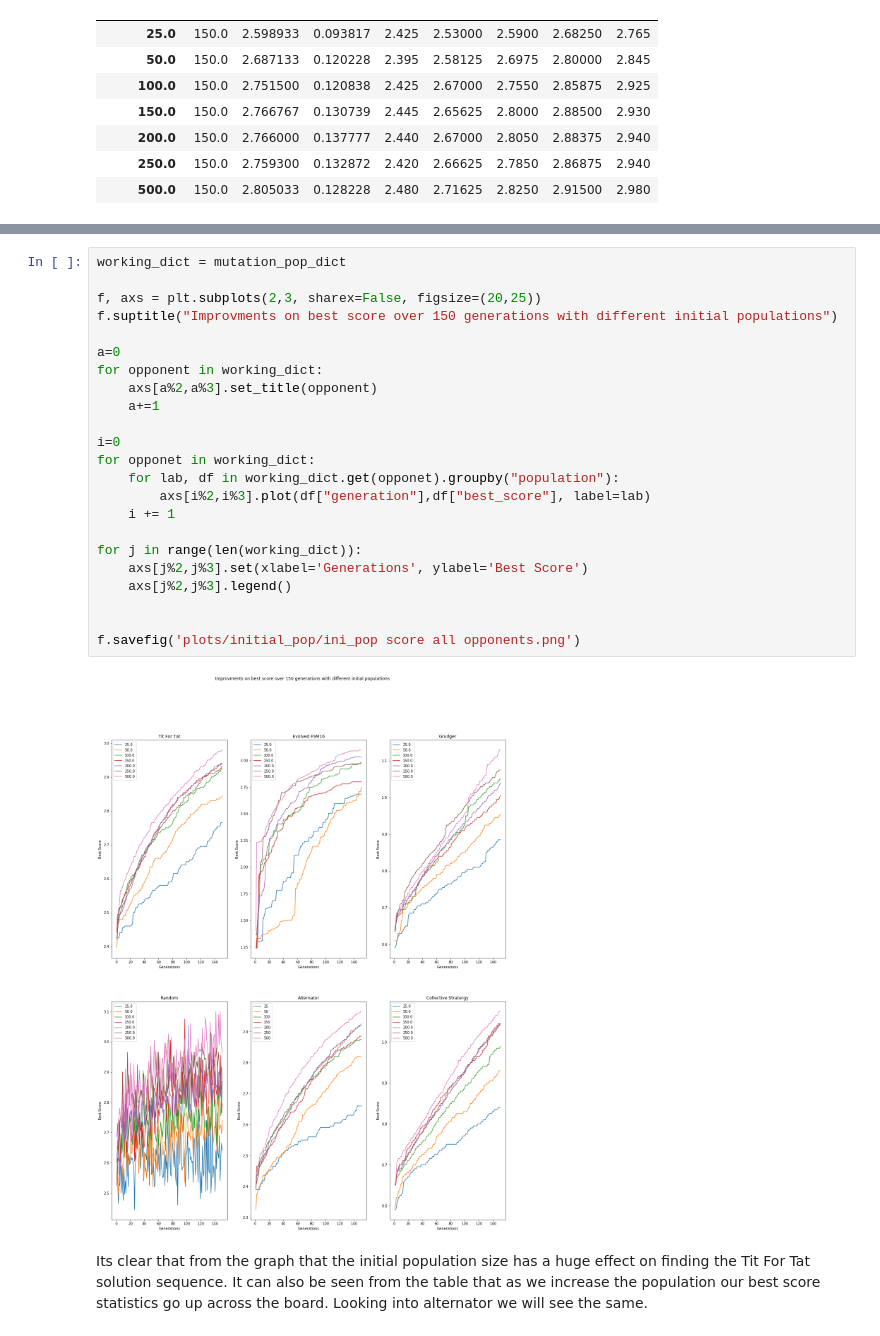
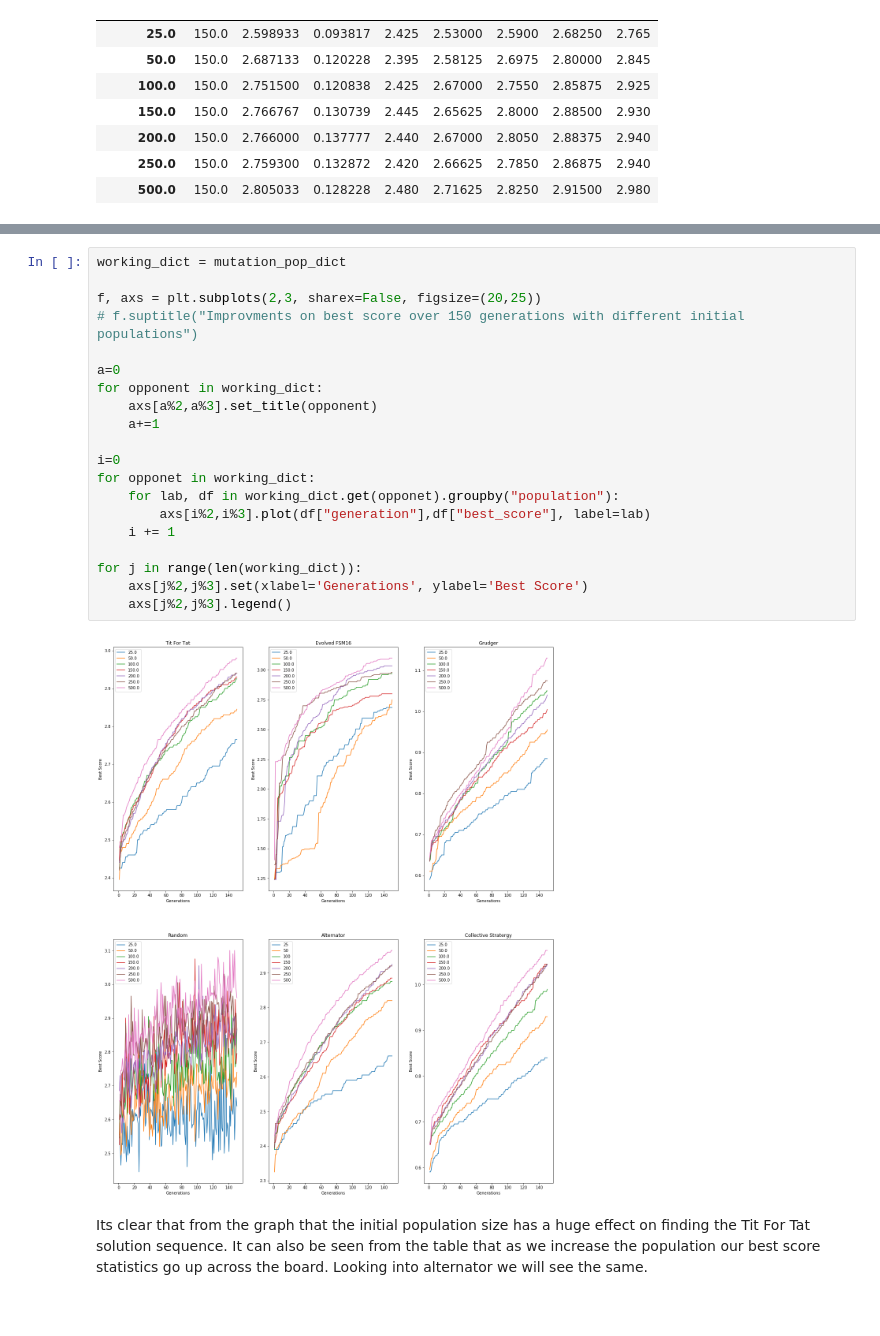
Before and after one commit to GitToby/FinalYearProject, a Jupyter notebook: code/notebooks/intro analysis.ipynb, the cells around one changed output, grey strips where cells are left out. Saved outputs shown, nothing was run; the diff lists cells and outputs as text.

```diff
--- a/code/notebooks/intro analysis.ipynb
+++ b/code/notebooks/intro analysis.ipynb
@@ -186,28 +208,25 @@ df_TitForTat_pop.groupby("population")["best_score"].describe()
 # %%
 working_dict = mutation_pop_dict
 
 f, axs = plt.subplots(2,3, sharex=False, figsize=(20,25))
-f.suptitle("Improvments on best score over 150 generations with different initial populations")
+# f.suptitle("Improvments on best score over 150 generations with different initial populations")
 
 a=0
 for opponent in working_dict:
     axs[a%2,a%3].set_title(opponent)
     a+=1
 
 i=0
 for opponet in working_dict:
     for lab, df in working_dict.get(opponet).groupby("population"):
         axs[i%2,i%3].plot(df["generation"],df["best_score"], label=lab)
     i += 1
 
 for j in range(len(working_dict)):
     axs[j%2,j%3].set(xlabel='Generations', ylabel='Best Score')
     axs[j%2,j%3].legend()
-
-
-f.savefig('plots/initial_pop/ini_pop score all opponents.png')
 # %% [output]
-[figure, old version]
+[figure, new version]
 # %% [markdown]
 Its clear that from the graph that the initial population size has a huge effect on finding the Tit For Tat solution sequence. It can also be seen from the table that as we increase the population our best score statistics go up across the board. Looking into alternator we will see the same.
 # %%
```
Also changed, not shown: parts of 60 cells of this notebook, 3 other files.
